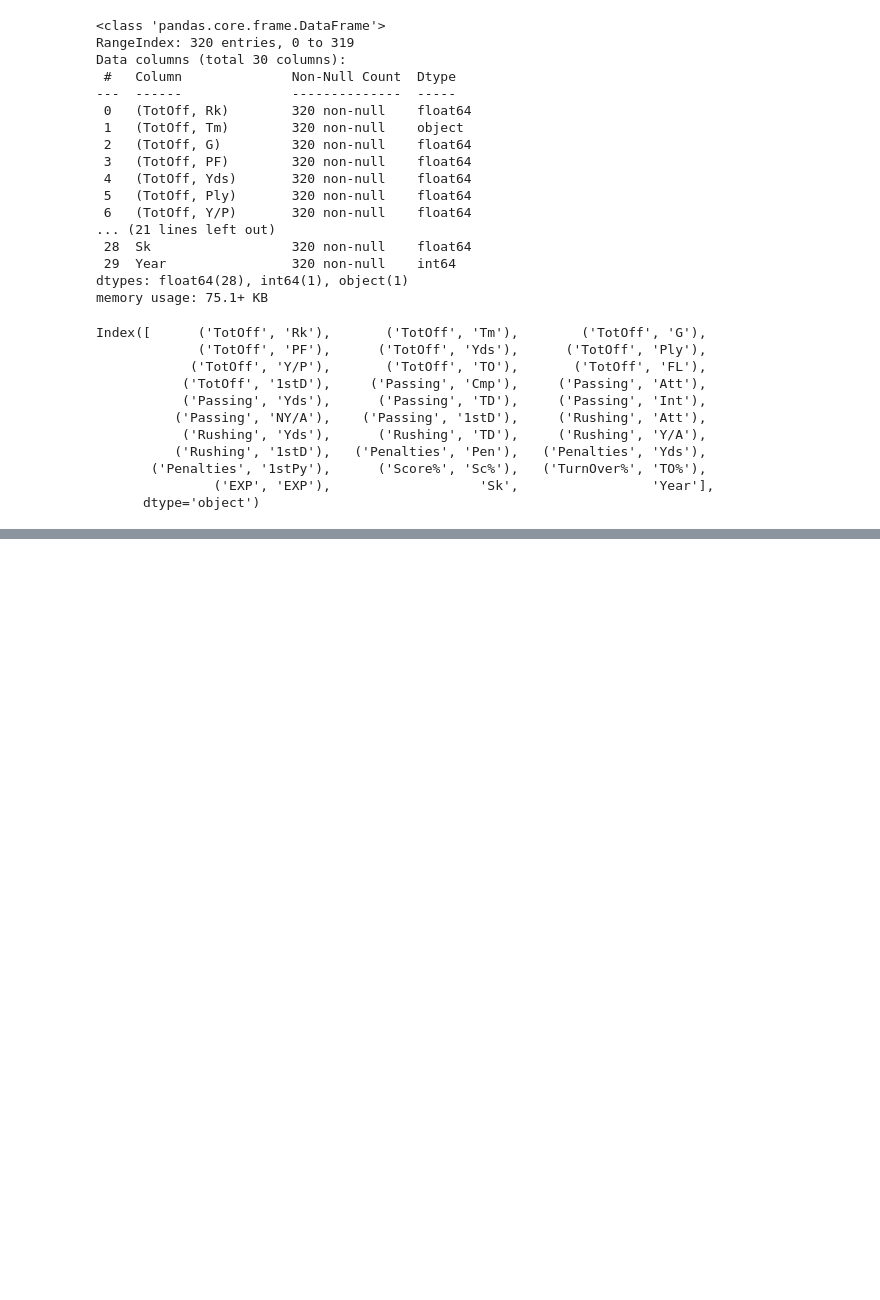
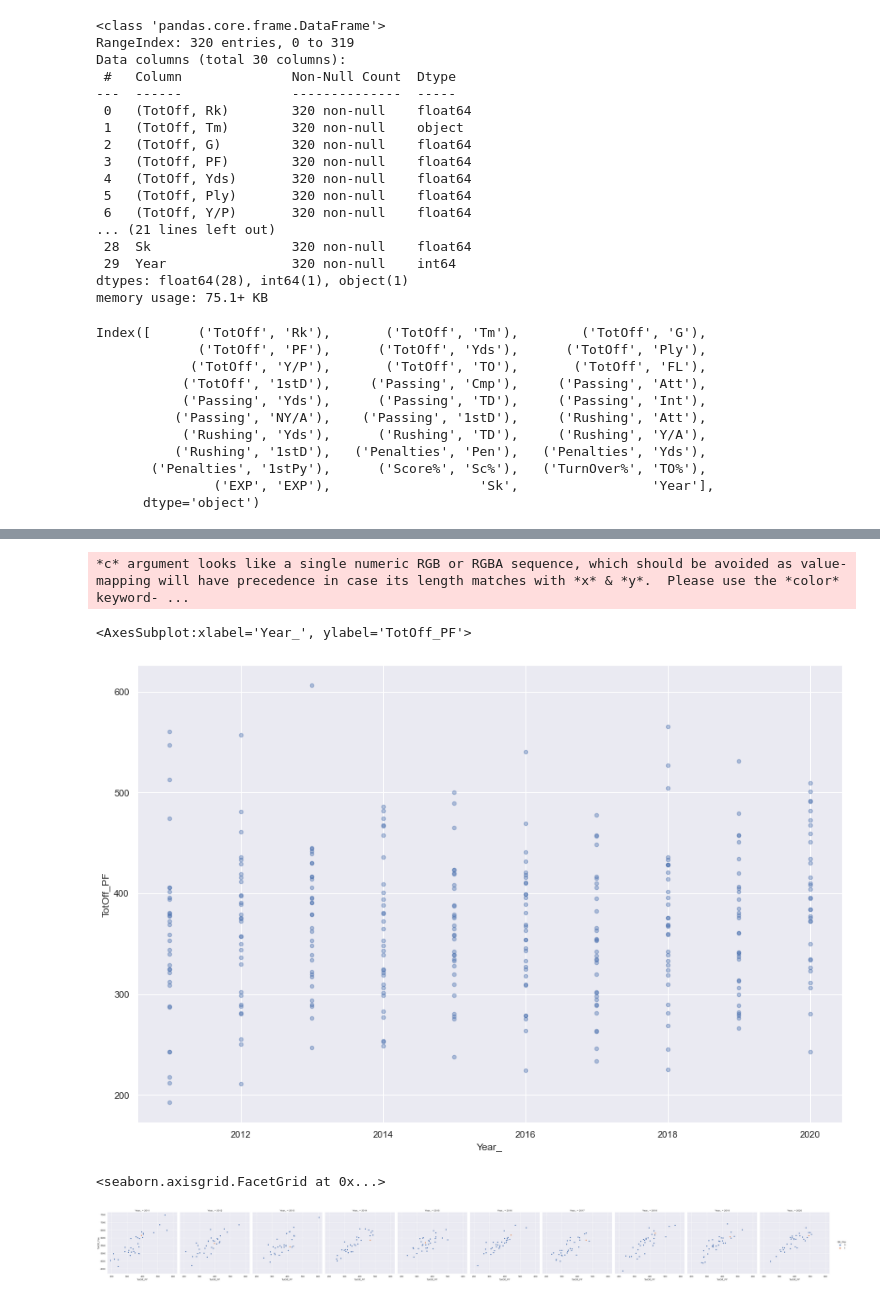
Before and after one commit to scottstack19/SB55-projection, a Jupyter notebook: code_initial.ipynb, the cells around one changed output, grey strips where cells are left out. Drawn from its saved outputs; the diff is of its cells as text; code cells hidden in the pictures; blank space fills up the shorter version.

```diff
--- a/code_initial.ipynb
+++ b/code_initial.ipynb
@@ -335,0 +442,10 @@ PlayOffs.head(13)
+# %%
+#scatter plot of total offense points scored vs year
+MasterOFFcopy = MasterOFF
+dfcopy.columns = ['_'.join(col) for col in dfcopy.columns]
+
+MasterOFFcopy.plot.scatter("Year_", "TotOff_PF", figsize=(15, 10), alpha=0.4)
+# %% [output]
+*c* argument looks like a single numeric RGB or RGBA sequence, which should be avoided as value-mapping will have precedence in case its length matches with *x* & *y*.  Please use the *color* keyword- ...
+<AxesSubplot:xlabel='Year_', ylabel='TotOff_PF'>
+[figure, added]
@@ -335,0 +456,9 @@ PlayOffs.head(13)
+# %%
+#relationship plot
+
+sns.relplot(
+    data=MasterOFFcopy,
+    x="TotOff_PF", y="TotOff_Yds", col="Year_", hue="SB_Win")
+# %% [output]
+<seaborn.axisgrid.FacetGrid at 0x...>
+[figure, added]
```
Also changed, not shown: parts of 16 cells of this notebook.
